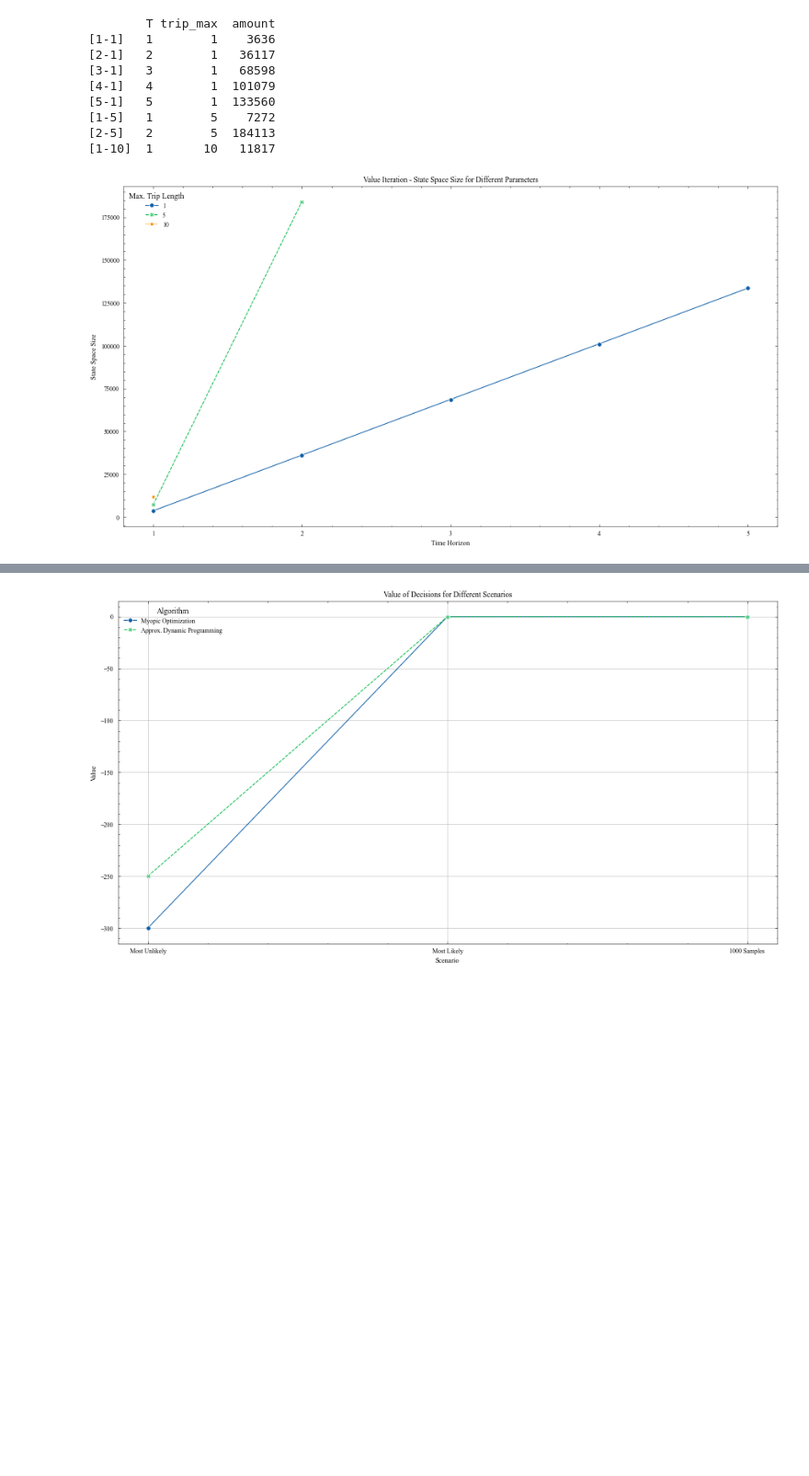
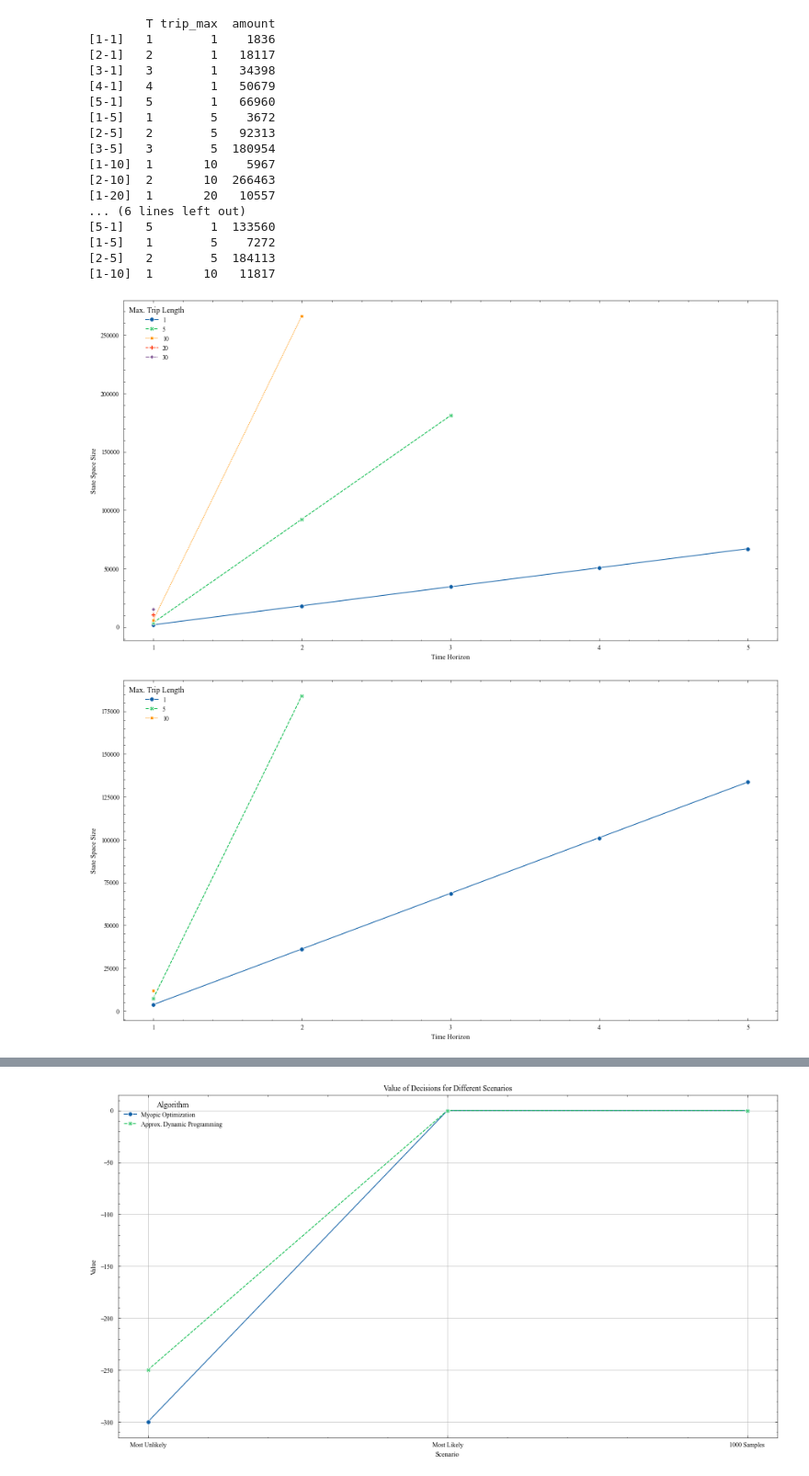
Before and after one commit to thummelt/master-thesis, a Jupyter notebook: code/src/Visualization.ipynb, the cells around one changed output, grey strips where cells are left out. Shown at 92% size. Drawn from its saved outputs; the diff is of its cells as text; code cells hidden in the pictures; blank space fills up the shorter version.

```diff
--- a/code/src/Visualization.ipynb
+++ b/code/src/Visualization.ipynb
@@ -51,13 +51,15 @@ matplotlib.rc("font", family="Times New Roman")
 plts = []
 # %%
 # Config
-param = {"T": 3, "trip_max": 20, "iterations_avi": 1, "iterations_adp": 100, "samples_avi": 1000, "samples_adp": None}
+param = {"T": 2, "trip_max": 1, "iterations_adp": 10, "samples_adp": None}
 states = '[%s-%s]-statespace' % (param["T"], param["trip_max"])
 algos = ['mo', "adp"]
 iniState = '0,40.0,0.0,0.0,0.044,0.039'
 prob = Probabilities()
-runs = [("Value Iteration", "vi/20210630-final"), ("Myopic Optimization", "mo/20210620_1306"),
-        ("Approx. Dynamic Programming", "adp/20210620_1309")]
+runs = [("Value Iteration - 25kWh Battery", "vi/20210722_final_25kWh"),
+        ("Value Iteration - 50kWh Battery", "vi/20210722_final_50kWh"),
+        ("Myopic Optimization", "mo/20210722_final"),
+        ("Approx. Dynamic Programming", "adp/20210728-1")]
 # %%
 # Load decisions
 dict_dec = {}
@@ -151,22 +153,38 @@ plts += [("prob_trpln_heat", plt.gcf())]
 # %%
 # 2.[VI] State comparison in dependence of parameters
 stateSpace = pd.read_pickle("/usr/app/output/xlsx/%s/sspace.pkl" % runs[0][1]).astype({"trip_max":str,"amount": int, "T": int})
 print(stateSpace)
 f, ax = plt.subplots(figsize=(15, 8))
 g = sns.lineplot(ax=ax, data=stateSpace, x="T", y="amount", hue = "trip_max", style="trip_max", markers=True, legend = False)
 plttr.formatPlot(g, "Time Horizon", "State Space Size", "Value Iteration - State Space Size for Different Parameters",np.arange(1, stateSpace["T"].max()+1), None, "Max. Trip Length", [str(x) for x in stateSpace.trip_max.unique()], "upper left")
-plts += [("vi_state_space", plt.gcf())]
+plts += [("vi_state_space_25", plt.gcf())]
+
+stateSpace = pd.read_pickle("/usr/app/output/xlsx/%s/sspace.pkl" % runs[1][1]).astype({"trip_max":str,"amount": int, "T": int})
+print(stateSpace)
+f, ax = plt.subplots(figsize=(15, 8))
+g = sns.lineplot(ax=ax, data=stateSpace, x="T", y="amount", hue = "trip_max", style="trip_max", markers=True, legend = False)
+plttr.formatPlot(g, "Time Horizon", "State Space Size", "Value Iteration - State Space Size for Different Parameters",np.arange(1, stateSpace["T"].max()+1), None, "Max. Trip Length", [str(x) for x in stateSpace.trip_max.unique()], "upper left")
+plts += [("vi_state_space_50", plt.gcf())]
 # %% [output]
         T trip_max  amount
-[1-1]   1        1    3636
-[2-1]   2        1   36117
-[3-1]   3        1   68598
-[4-1]   4        1  101079
+[1-1]   1        1    1836
+[2-1]   2        1   18117
+[3-1]   3        1   34398
+[4-1]   4        1   50679
+[5-1]   5        1   66960
+[1-5]   1        5    3672
+[2-5]   2        5   92313
+[3-5]   3        5  180954
+[1-10]  1       10    5967
+[2-10]  2       10  266463
+[1-20]  1       20   10557
+... (6 lines left out)
 [5-1]   5        1  133560
 [1-5]   1        5    7272
 [2-5]   2        5  184113
 [1-10]  1       10   11817
-[figure, old version]
+[figure, new version]
+[figure, added]
 # %%
 # 2.[VI] Decision comparison in dependence of parameters
 decisionSpace = pd.read_pickle("/usr/app/output/xlsx/%s/dspace.pkl" % runs[0][1]).astype({"trip_max":str,"amount": int, "T": int})
```
Also changed, not shown: parts of 13 cells of this notebook, 3 other files.
